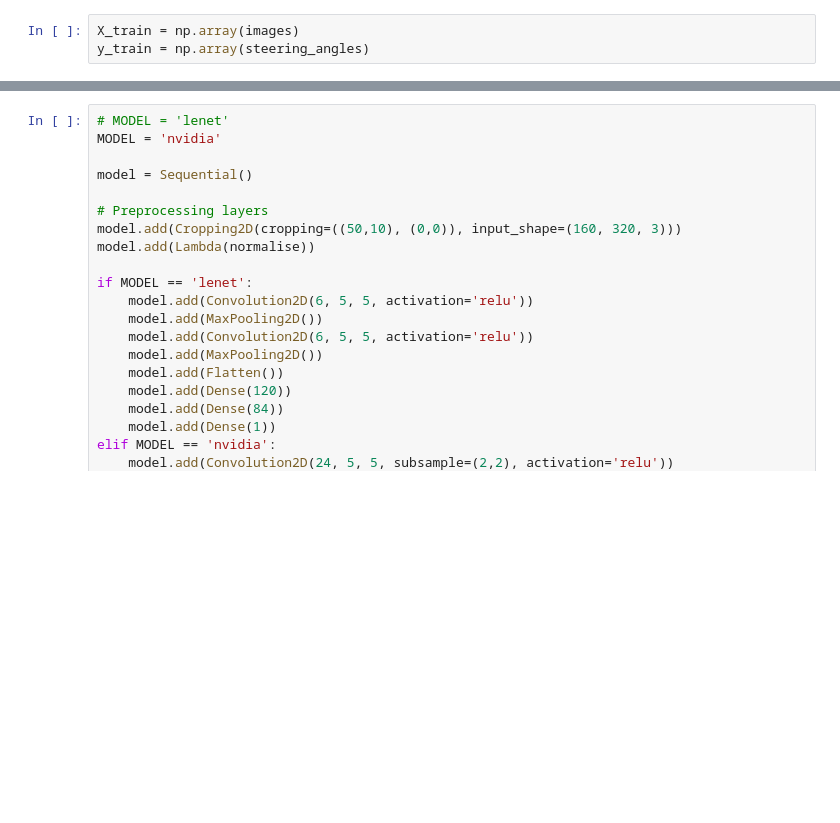
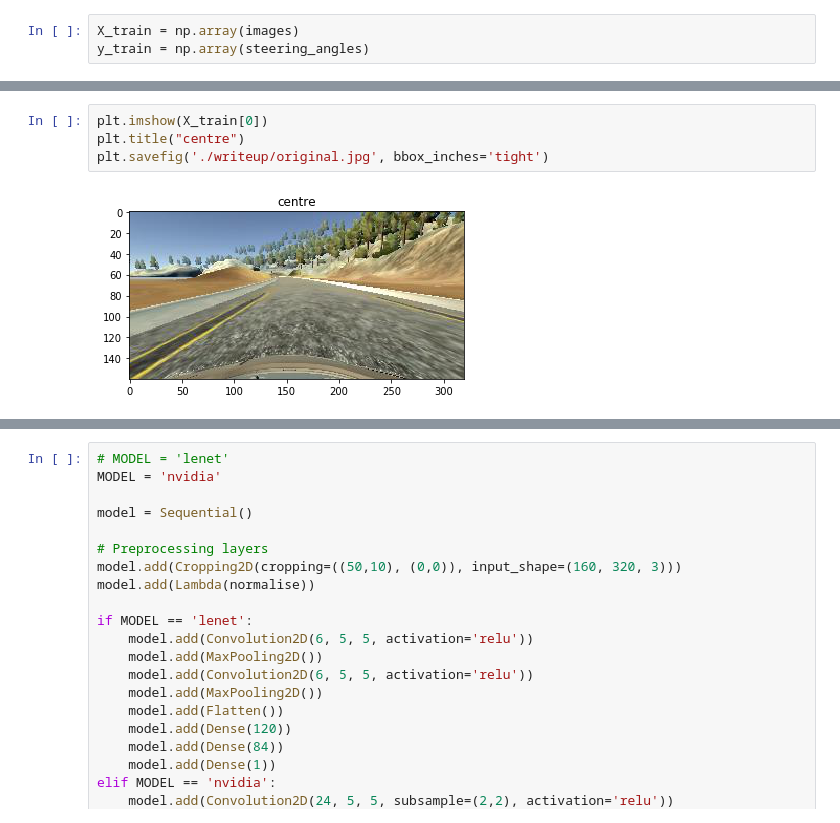
Before and after one commit to rjmoss/CarND-Behavioural-Cloning-P3, a Jupyter notebook: clone_notebook.ipynb, the cells around one changed output, grey strips where cells are left out. Drawn from its saved outputs; the diff is of its cells as text; blank space fills up the shorter version.

```diff
--- a/clone_notebook.ipynb
+++ b/clone_notebook.ipynb
@@ -106,3 +86,9 @@ plt.imshow(X_train[1])
+# %%
+plt.imshow(X_train[0])
+plt.title("centre")
+plt.savefig('./writeup/original.jpg', bbox_inches='tight')
+# %% [output]
+[figure, added]
 # %%
 # Visualise the preprocessing
 # (put the functions here and reference in the keras layers later)
```
Also changed, not shown: parts of 8 cells of this notebook, 6 other files.
